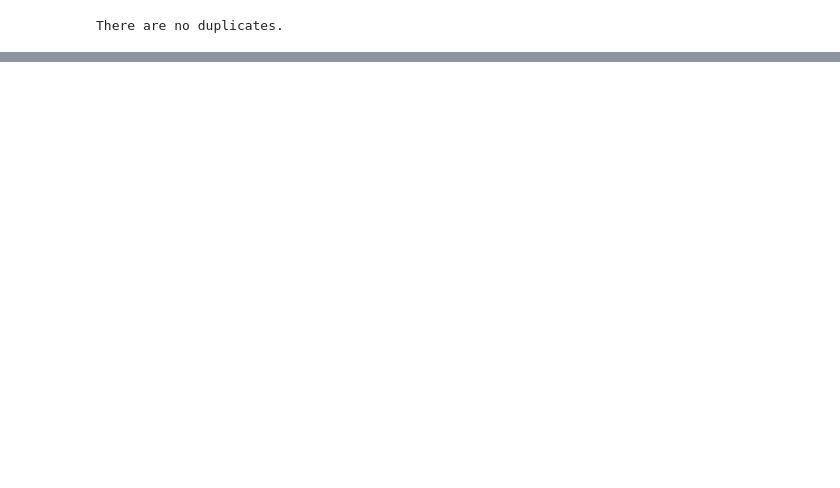
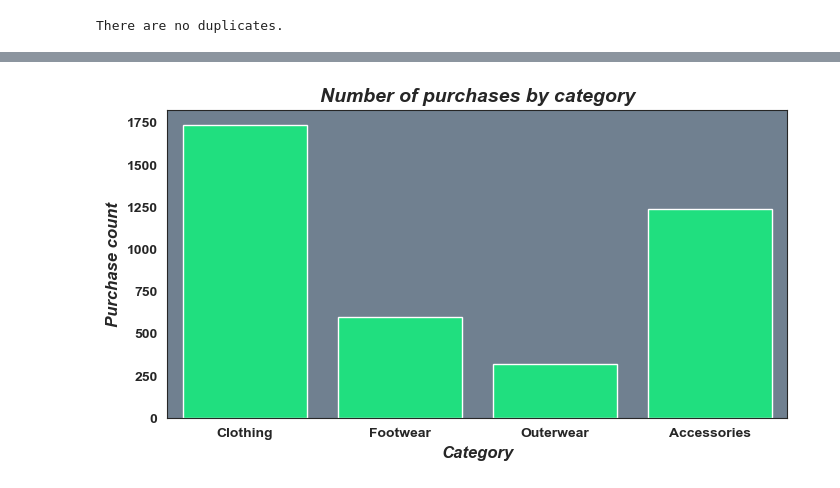
Before and after one commit to molly777yllom/DataDive3_DATA3500, a Jupyter notebook: shopping_trends.ipynb, the cells around one changed output, grey strips where cells are left out. Saved outputs shown, nothing was run; the diff lists cells and outputs as text; code cells hidden in the pictures; blank space fills up the shorter version.

```diff
--- a/shopping_trends.ipynb
+++ b/shopping_trends.ipynb
@@ -234,0 +334,33 @@ plt.show()
+# %%
+# plotting distribution across categories
+
+# set up plot and styles
+f, ax = plt.subplots(figsize=(8, 4))
+plt.subplots_adjust(hspace=0.3, wspace=0.5)
+sns.set_style('white')
+
+# establish the plot
+sns.countplot(x="Category", data=shopping, color='springgreen', ax=ax)
+
+# set overall plot title
+ax.set_title('Number of purchases by category', fontsize=14, weight='bold', style='italic', y=1)
+
+# set x label
+ax.set_xlabel('Category', weight='bold', style='italic', size=12)
+# set y label
+ax.set_ylabel('Purchase count', weight='bold', style='italic', size=12)
+
+# set background color
+ax.set_facecolor('slategray')
+
+# make x-axis tick labels bold
+for label in ax.get_xticklabels():
+    label.set_weight('bold')
+# make y-axis tick labels bold
+for label in ax.get_yticklabels():
+    label.set_weight('bold')
+
+# show the plot
+plt.show()
+# %% [output]
+[figure, added]
```
Also changed, not shown: parts of 25 cells of this notebook, 3 other files.
